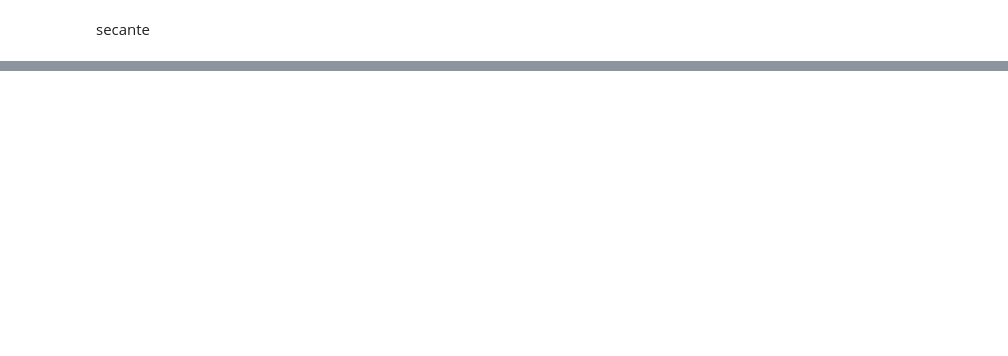
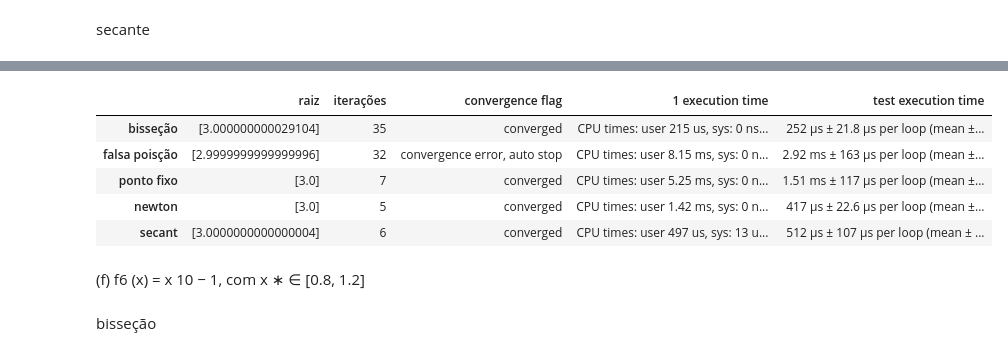
Before and after one commit to antonio357/numerical-methods, a Jupyter notebook: week 3, 4/root_problems.ipynb, the cells around one changed output, grey strips where cells are left out. Saved outputs shown, nothing was run; the diff lists cells and outputs as text; code cells hidden in the pictures; blank space fills up the shorter version.

```diff
--- a/week 3, 4/root_problems.ipynb
+++ b/week 3, 4/root_problems.ipynb
@@ -460,0 +969,5 @@ dataFrame
+# %%
+x1 = 3.5
+x0 = 2.5
+# %%
+t = %timeit -r 5 -n 100 -c -o opt.root_scalar(f, x0=x0, x1=x1, method='secant', xtol=tol, maxiter=ite)
@@ -460,0 +976,23 @@ dataFrame
+# %%
+%%capture local_cell_data
+%%time
+secante_6 = opt.root_scalar(f, x0=x0, x1=x1, method='secant', xtol=tol, maxiter=ite)
+# %%
+data.append([np.array([secante_6.root], dtype=np.float64), secante_6.iterations, secante_6.flag, local_cell_data.stdout.replace('\n', " | "), str(t)])
+# %%
+dataFrame = pd.DataFrame(data, ["bisseção", "falsa poisção", "ponto fixo", "newton", "secant"],
+                         ["raiz", "iterações", "convergence flag", "1 execution time", "test execution time"])
+pd.set_option("display.max_colwidth", 200)
+dataFrame
+# %% [output]
+|  | raiz | iterações | convergence flag | 1 execution time | test execution time |
+| bisseção | [3.000000000029104] | 35 | converged | CPU times: user 215 us, sys: 0 ns... | 252 µs ± 21.8 µs per loop (mean ±... |
+| falsa poisção | [2.9999999999999996] | 32 | convergence error, auto stop | CPU times: user 8.15 ms, sys: 0 n... | 2.92 ms ± 163 µs per loop (mean ±... |
+| ponto fixo | [3.0] | 7 | converged | CPU times: user 5.25 ms, sys: 0 n... | 1.51 ms ± 117 µs per loop (mean ±... |
+| newton | [3.0] | 5 | converged | CPU times: user 1.42 ms, sys: 0 n... | 417 µs ± 22.6 µs per loop (mean ±... |
+| secant | [3.0000000000000004] | 6 | converged | CPU times: user 497 us, sys: 13 u... | 512 µs ± 107 µs per loop (mean ± ... |
+# %% [markdown]
+(f) f6
+(x) = x
+10 − 1, com x
+∗ ∈ [0.8, 1.2]
@@ -460,0 +1001,2 @@ dataFrame
+# %% [markdown]
+bisseção
```
Also changed, not shown: parts of 189 cells of this notebook.
